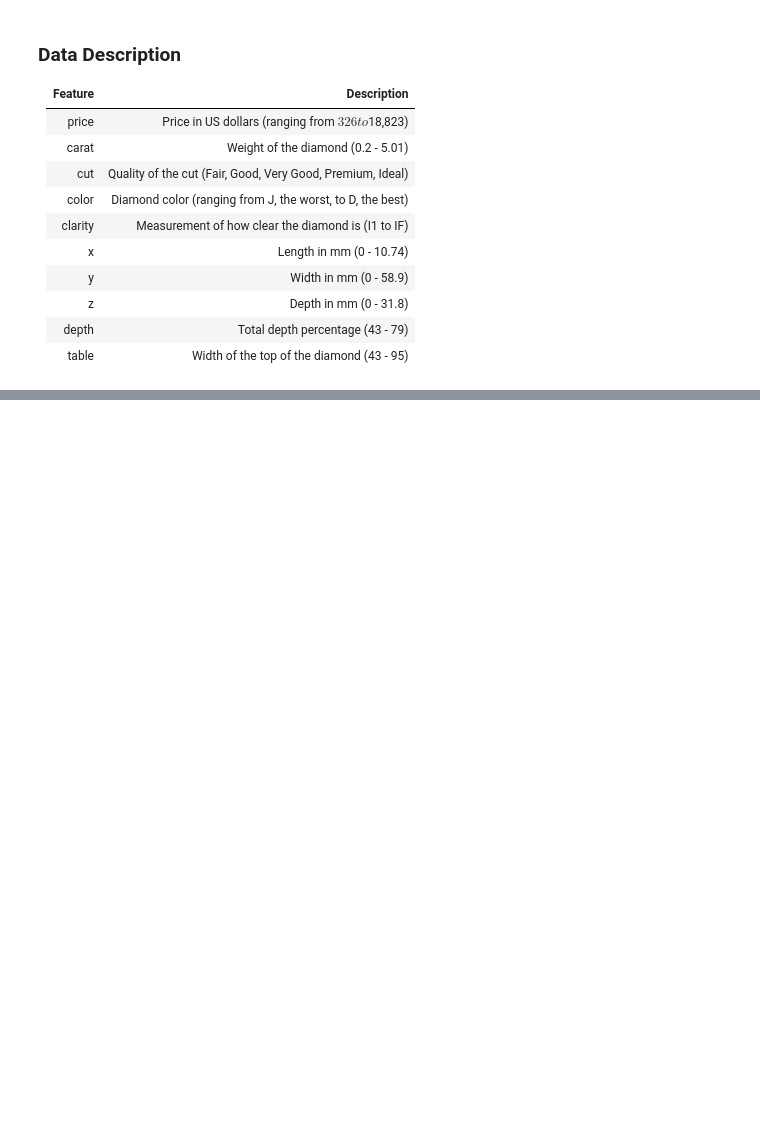
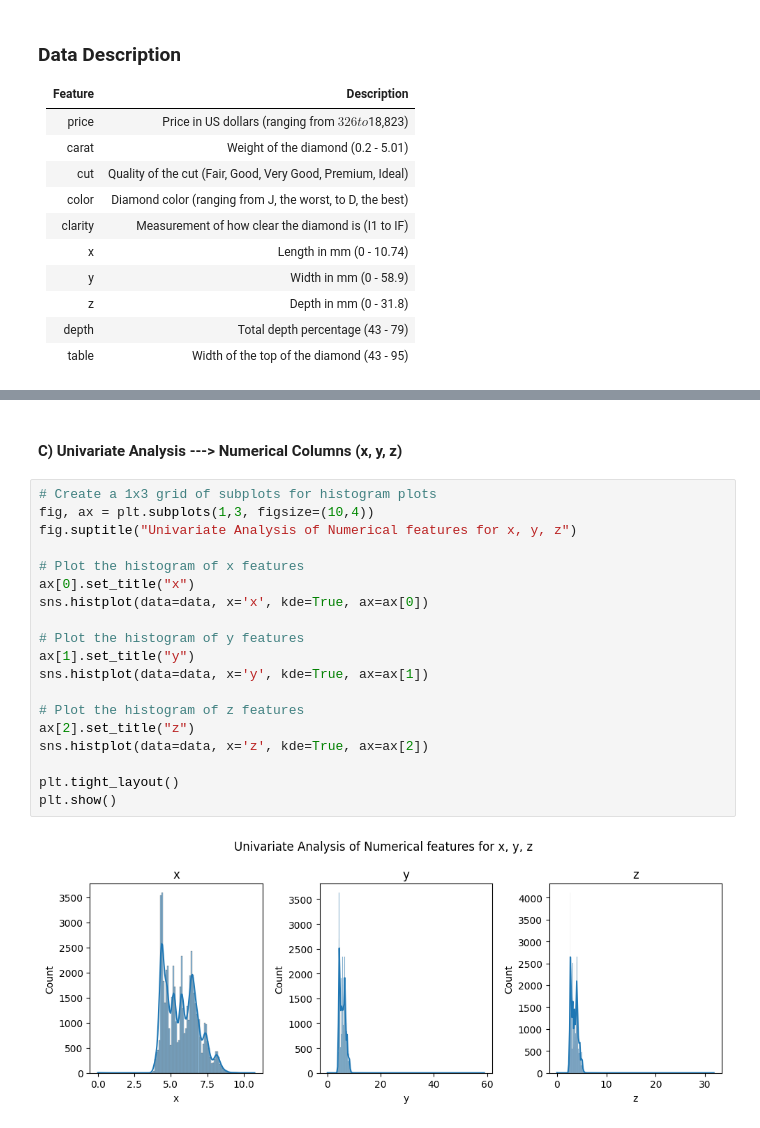
Before and after one commit to Angad143/Diamond-Price-Prediction, a Jupyter notebook: Diamonds_price_predictions.ipynb, the cells around one changed output, grey strips where cells are left out. Drawn from its saved outputs; the diff is of its cells as text; blank space fills up the shorter version.

```diff
--- a/Diamonds_price_predictions.ipynb
+++ b/Diamonds_price_predictions.ipynb
@@ -96,0 +159,23 @@ memory usage: 4.1+ MB
+# %% [markdown]
+#### **C) Univariate Analysis ---> Numerical Columns (x, y, z)**
+# %%
+# Create a 1x3 grid of subplots for histogram plots
+fig, ax = plt.subplots(1,3, figsize=(10,4))
+fig.suptitle("Univariate Analysis of Numerical features for x, y, z")
+
+# Plot the histogram of x features
+ax[0].set_title("x")
+sns.histplot(data=data, x='x', kde=True, ax=ax[0])
+
+# Plot the histogram of y features
+ax[1].set_title("y")
+sns.histplot(data=data, x='y', kde=True, ax=ax[1])
+
+# Plot the histogram of z features
+ax[2].set_title("z")
+sns.histplot(data=data, x='z', kde=True, ax=ax[2])
+
+plt.tight_layout()
+plt.show()
+# %% [output]
+[figure, added]
```
Also changed, not shown: parts of 8 cells of this notebook.
